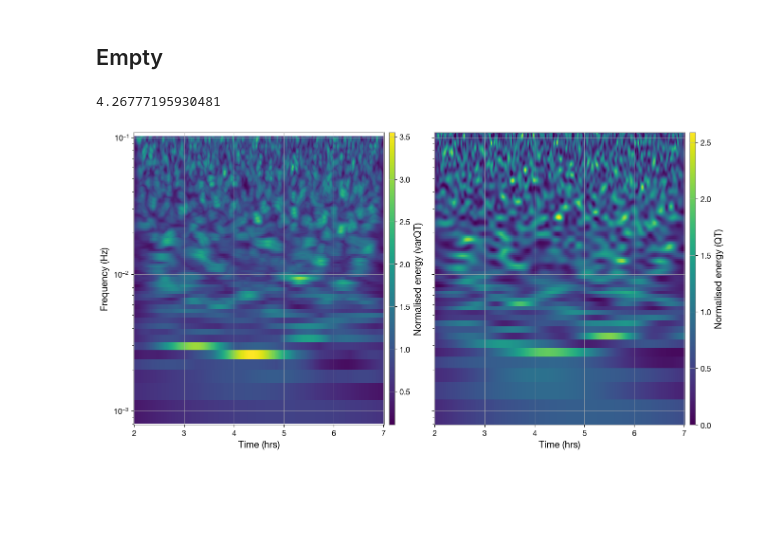
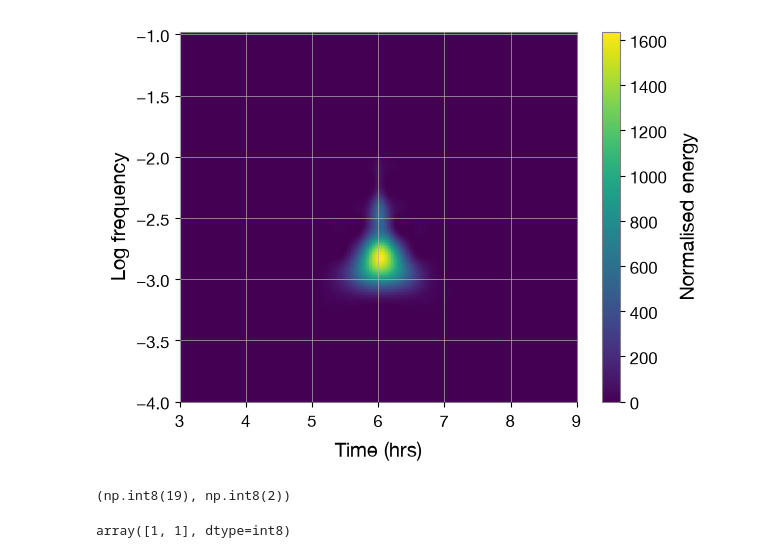
Before and after one commit to AryamannRao/LISAGlitchSignalClassifier, a Jupyter notebook: src/notebooks/dataset_viewer.ipynb, the cells around one changed output. Cells and saved outputs as stored; diff of their text form; code cells hidden in the pictures; blank space fills up the shorter version.

```diff
--- a/src/notebooks/dataset_viewer.ipynb
+++ b/src/notebooks/dataset_viewer.ipynb
@@ -89,12 +60,12 @@ else:
 # %%
-event = {'t_inj': PIPE['t_inj']}
-spec = specs['high_mass']
+event = 6*3600
 channel = 'A'
-res = 256
+res = 128
+#tdi_dict = make_tdi_dict(raw_dict['X'], raw_dict['Y'], raw_dict['Z'], whiten=True)
 
 start = time.time()
 t_arr, f_arr, QT = generate_qscan(tdi_dict, channel, PIPE, event, resolution=res,
-                             frange=spec['frange'], trange=spec['trange'], Q=spec['Q'])
+                             frange=(1e-4, 1e-1), trange=(-3, 3), Q=6)
 end = time.time()
 print(end - start)
 # %% [output]
@@ -261,12 +72,0 @@ else:
-# %%
-event = {'t_inj': pipe['t_inj']}
-channel = 'A'
-res = 256
-
-start = time.time()
-#t_arr, f_arr, varQT = varq_transform(tdi_dict, channel, pipe, event, resolution=res,
- #                            frange=spec['frange'], trange=spec['trange'], Qvals=spec['Qvals'])
-t_arr, f_arr, QT = generate_qscan(tdi_dict, channel, pipe, event, resolution=res,
-                             frange=spec['frange'], trange=spec['trange'], Q=spec['Q'])
-end = time.time()
-print(end - start)
@@ -297,2 +72,0 @@ Error:
-# %% [markdown]
-## Empty
@@ -318,30 +73,11 @@ specs = {'low_mass': {'trange':(-3, 2), 'frange':(1e-3, 1e-1),
-# %%
-event = {'t_inj': pipe['t_inj']}
-channel = 'A'
-res = 256
-spec = specs['low_mass']
-
-start = time.time()
-t_arr, f_arr, varQT = varq_transform(tdi_dict, channel, pipe, event, resolution=res,
-                             frange=spec['frange'], trange=spec['trange'], Qvals=spec['Qvals'])
-t_arr2, f_arr2, QT = generate_qscan(tdi_dict, channel, pipe, event, resolution=res,
-                             frange=spec['frange'], trange=spec['trange'], Q=spec['Q'])
-end = time.time()
-print(end - start)
-# %% [output]
-4.26777195930481
-# %%
-fig, axes = plt.subplots(1, 2, sharey=True, figsize=(15,8))
-
-axes[0].pcolormesh(t_arr/3600, f_arr, varQT, cmap='viridis')
-axes[1].pcolormesh(t_arr2/3600, f_arr2, QT, cmap='viridis')
-axes[0].set_xlabel('Time (hrs)')
-axes[1].set_xlabel('Time (hrs)')
-axes[0].set_ylabel('Frequency (Hz)')
-axes[0].set_yscale('log')
-axes[1].set_yscale('log')
-axes[0].colorbar(label='Normalised energy (varQT)')
-axes[1].colorbar(label='Normalised energy (QT)')
-plt.show()
-# %% [output]
-[figure, removed]
+# %%
+plt.imshow(QT, origin='lower', aspect='auto', extent=[t_arr[0]/3600, t_arr[-1]/3600,
+                                    np.log10(f_arr[0]), np.log10(f_arr[-1])])
+plt.xlabel('Time (hrs)')
+plt.ylabel('Log frequency')
+plt.colorbar(label='Normalised energy')
+#plt.clim(0, 100)
+#plt.title('Channel E, Q = 16')
+plt.show()
+# %% [output]
+[figure, added]
@@ -347,0 +94,8 @@ plt.show()
+# %%
+sim_idx, time_idx
+# %% [output]
+(np.int8(19), np.int8(2))
+# %%
+label
+# %% [output]
+array([1, 1], dtype=int8)
```
Also changed, not shown: parts of 27 cells of this notebook, 13 other files.
